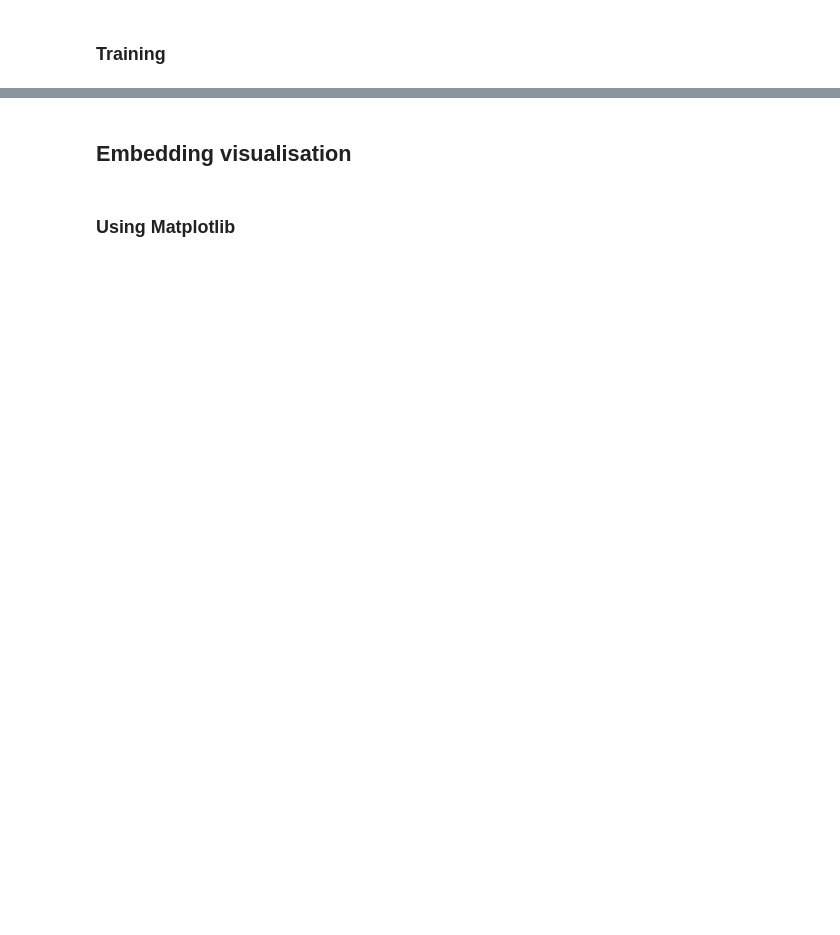
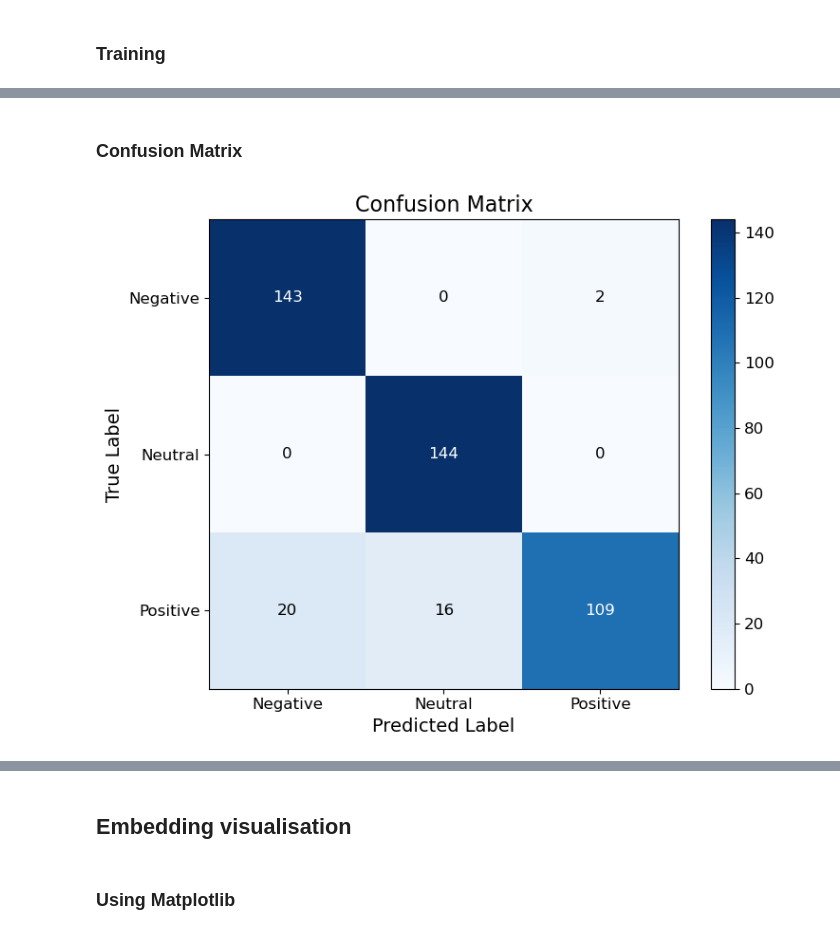
Before and after one commit to Alex-brss/NLP_Data_Exploration_and_Modeling, a Jupyter notebook: analysis.ipynb, the cells around one changed output, grey strips where cells are left out. Drawn from its saved outputs; the diff is of its cells as text; code cells hidden in the pictures; blank space fills up the shorter version.

Commit message:
Further commentary and added graphs for confusion matrix and ROC curve

```diff
--- a/analysis.ipynb
+++ b/analysis.ipynb
@@ -320,7 +305,7 @@ def sentiment_score(review):
     return int(torch.argmax(result.logits))+1
 
 # Application to the DataFrame
-df['sentiment'] = df['text'].apply(lambda x: sentiment_score(x))
+df['sentiment'] = df['text'].apply(lambda x: sentiment_score(x) - 1)
 # %% [output]
 Some weights of the model checkpoint at cardiffnlp/twitter-roberta-base-sentiment-latest were not used when initializing RobertaForSequenceClassification: ['roberta.pooler.dense.weight', 'roberta.pool ...
 - This IS expected if you are initializing RobertaForSequenceClassification from the checkpoint of a model trained on another task or with another architecture (e.g. initializing a BertForSequenceClas ...
@@ -611,0 +490,37 @@ ValueError: multiclass format is not supported
+# %% [markdown]
+### Confusion Matrix
+# %%
+confusion = confusion_matrix(y_test, y_pred)
+
+# Plotting the Confusion Matrix
+plt.figure(figsize=(8, 6))
+plt.imshow(confusion, cmap='Blues')
+
+# Adding colorbar
+cbar = plt.colorbar()
+cbar.ax.tick_params(labelsize=12)
+
+# Adding title and axis labels
+plt.title('Confusion Matrix', fontsize=16)
+plt.xlabel('Predicted Label', fontsize=14)
+plt.ylabel('True Label', fontsize=14)
+
+# Customising tick labels
+tick_labels = ['Negative', 'Neutral', 'Positive']
+plt.xticks([0, 1, 2], tick_labels, fontsize=12)
+plt.yticks([0, 1, 2], tick_labels, fontsize=12)
+
+# Adding text annotations
+thresh = confusion.max() / 2
+for i in range(confusion.shape[0]):
+    for j in range(confusion.shape[1]):
+        plt.text(j, i, format(confusion[i, j], 'd'),
+                 ha="center", va="center",
+                 color="white" if confusion[i, j] > thresh else "black",
+                 fontsize=12)
+
+# Displaying the plot
+plt.tight_layout()
+plt.show()
+# %% [output]
+[figure, added]
```
Also changed, not shown: parts of 17 cells of this notebook, 3 other files.
